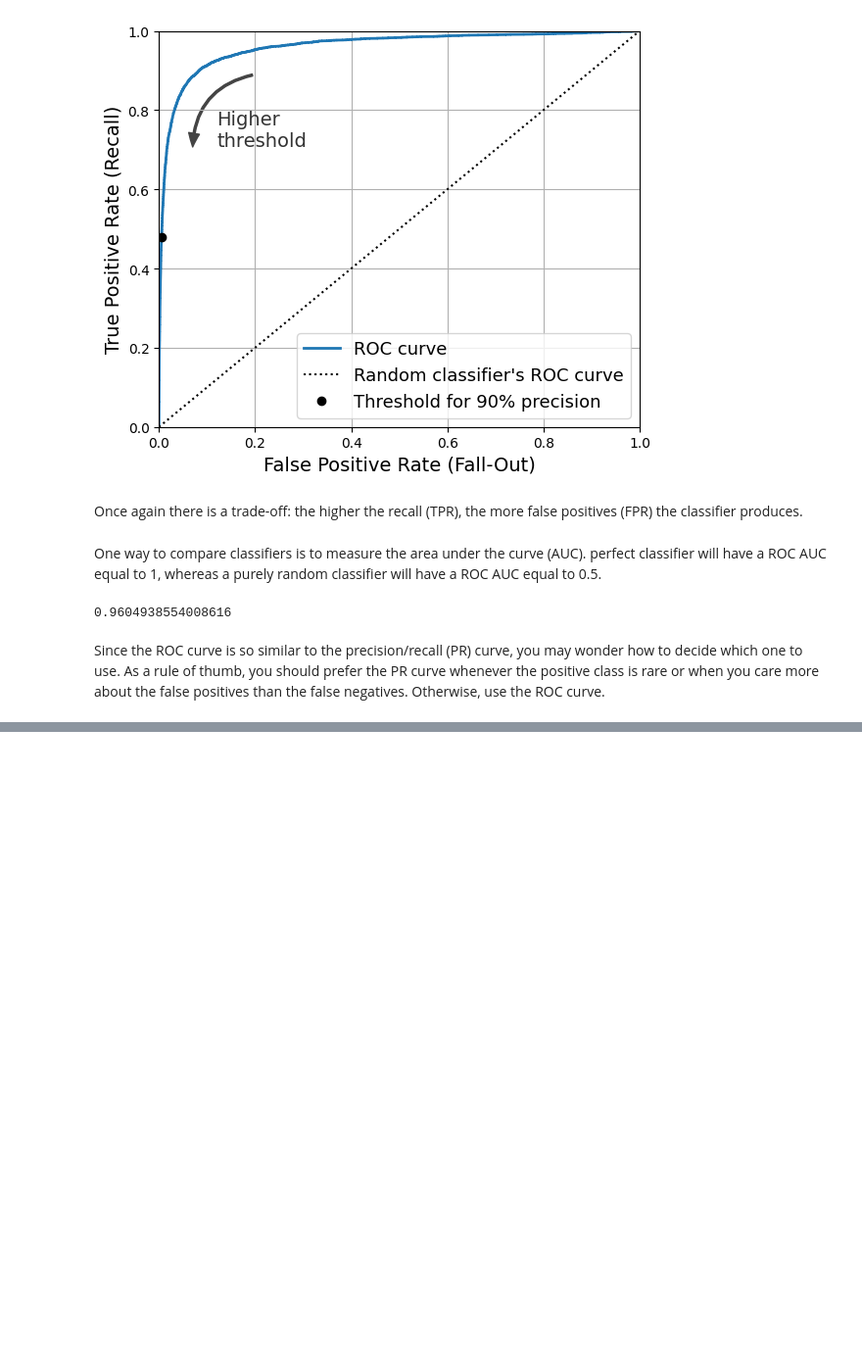
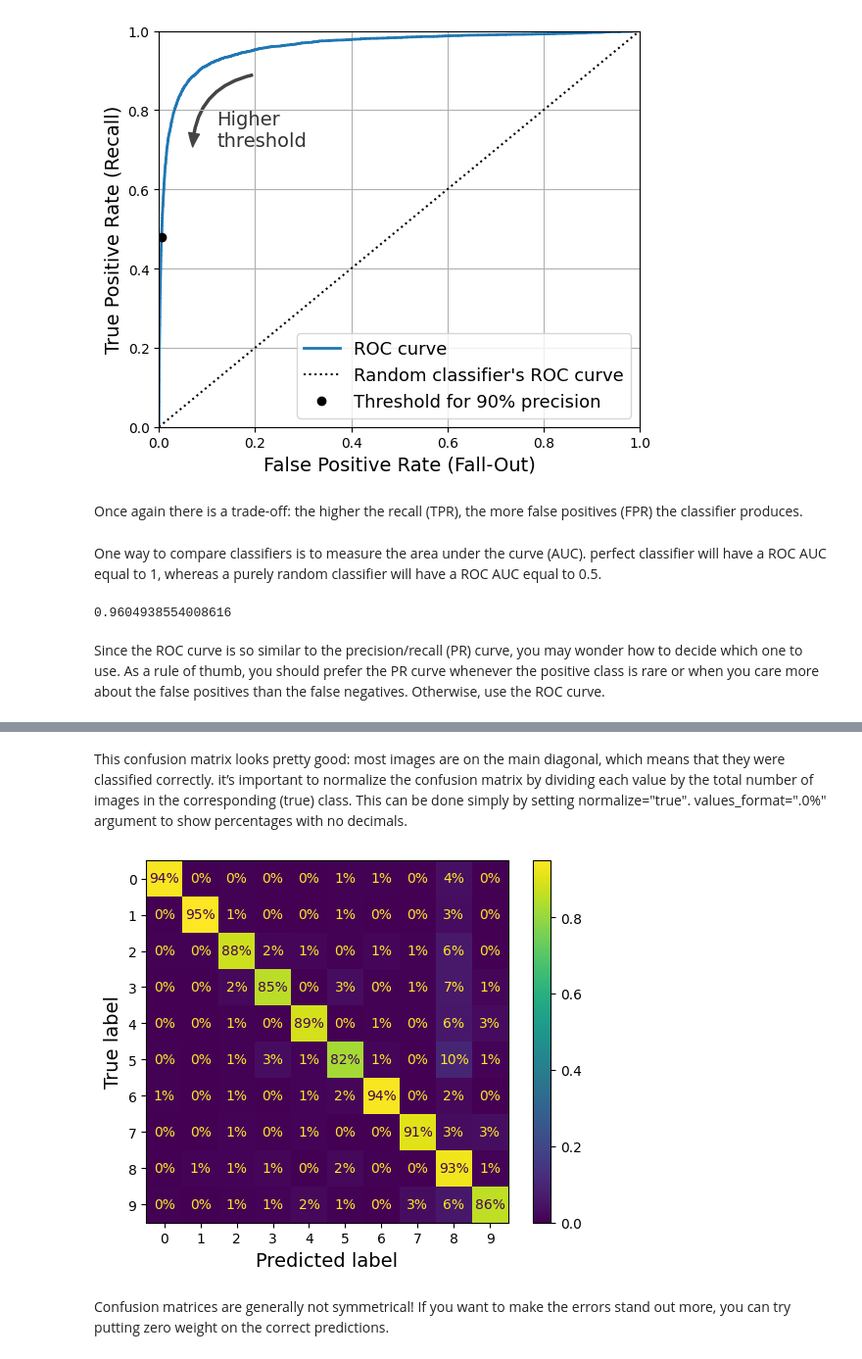
Before and after one commit to jmonaste/AI-Journey, a Jupyter notebook: 02-MachineLearning/01-Hands-On-Machine-Learning/02-Classification/01-Classification.ipynb, the cells around one changed output, grey strips where cells are left out. Shown at 98% size. Saved outputs shown, nothing was run; the diff lists cells and outputs as text; code cells hidden in the pictures; blank space fills up the shorter version.

Commit message:
Error analysis

```diff
--- a/02-MachineLearning/01-Hands-On-Machine-Learning/02-Classification/01-Classification.ipynb
+++ b/02-MachineLearning/01-Hands-On-Machine-Learning/02-Classification/01-Classification.ipynb
@@ -410,0 +576,11 @@ Since the ROC curve is so similar to the precision/recall (PR) curve, you may wo
+# %% [markdown]
+This confusion matrix looks pretty good: most images are on the main diagonal, which means that they were classified correctly. it’s important to normalize the confusion matrix by dividing each value by the total number of images in the corresponding (true) class. This can be done simply by setting normalize="true". values_format=".0%" argument to show percentages with no decimals.
+# %%
+plt.rc('font', size=10)
+ConfusionMatrixDisplay.from_predictions(y_train, y_train_pred,
+                                        normalize="true", values_format=".0%")
+plt.show()
+# %% [output]
+[figure, added]
+# %% [markdown]
+Confusion matrices are generally not symmetrical! If you want to make the errors stand out more, you can try putting zero weight on the correct predictions.
```
Also changed, not shown: parts of 40 cells of this notebook.
